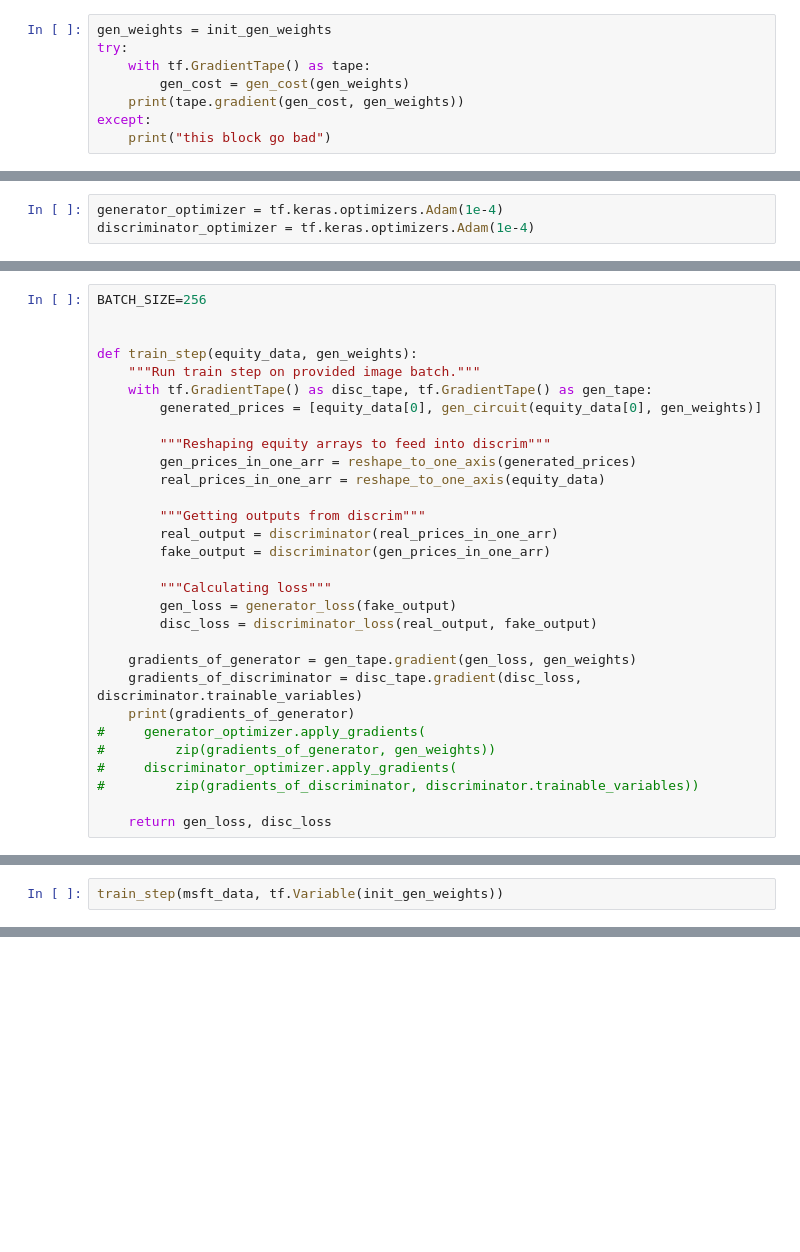
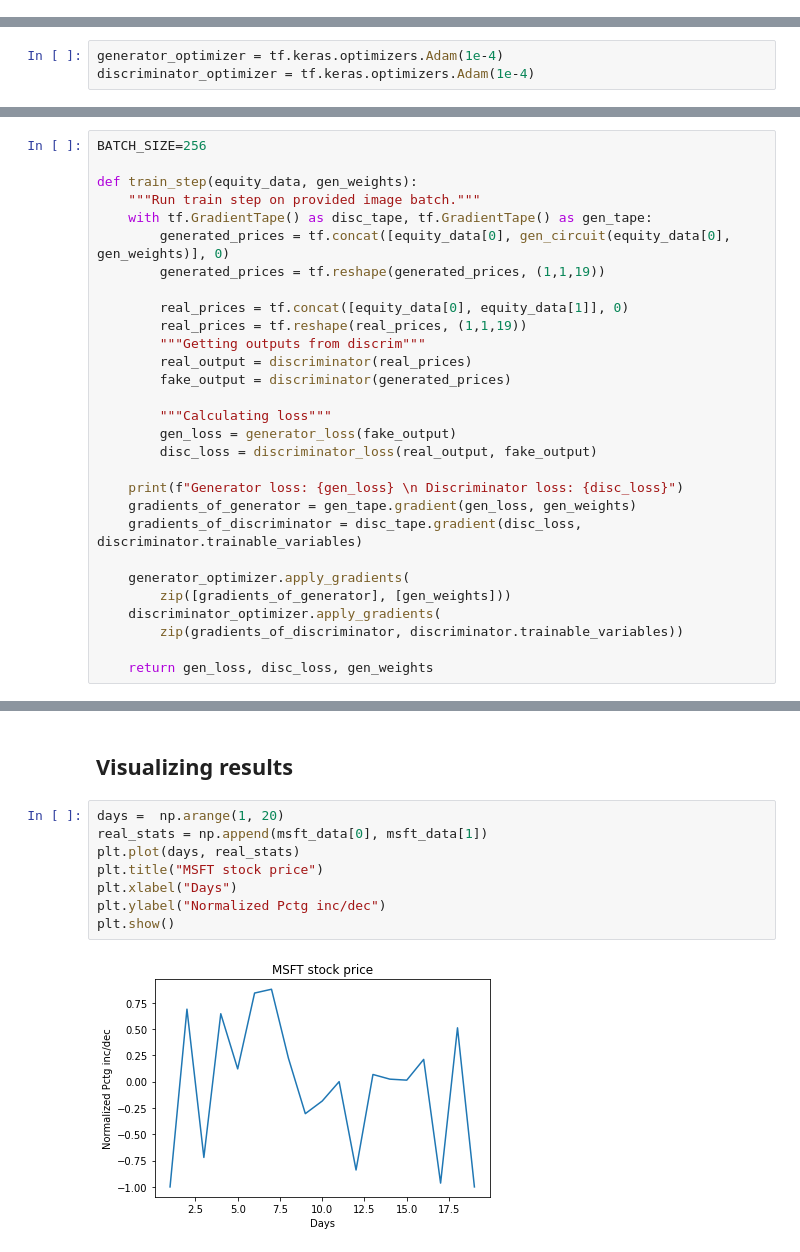
Before and after one commit to Sinestro38/qosf-qgan, a Jupyter notebook: QGAN.ipynb, the cells around one changed output, grey strips where cells are left out. Drawn from its saved outputs; the diff is of its cells as text; blank space fills up the shorter version.

Commit message:
fixed gradients

```diff
--- a/QGAN.ipynb
+++ b/QGAN.ipynb
@@ -137,8 +89,0 @@ def disc_cost():
-# %%
-gen_weights = init_gen_weights
-try:
-    with tf.GradientTape() as tape:
-        gen_cost = gen_cost(gen_weights)
-    print(tape.gradient(gen_cost, gen_weights))
-except:
-    print("this block go bad")
@@ -165,30 +114,29 @@ discriminator_optimizer = tf.keras.optimizers.Adam(1e-4)
 # %%
 BATCH_SIZE=256
-
 
 def train_step(equity_data, gen_weights):
     """Run train step on provided image batch."""
     with tf.GradientTape() as disc_tape, tf.GradientTape() as gen_tape:
-        generated_prices = [equity_data[0], gen_circuit(equity_data[0], gen_weights)]
+        generated_prices = tf.concat([equity_data[0], gen_circuit(equity_data[0], gen_weights)], 0)
+        generated_prices = tf.reshape(generated_prices, (1,1,19))
 
-        """Reshaping equity arrays to feed into discrim"""
-        gen_prices_in_one_arr = reshape_to_one_axis(generated_prices)
-        real_prices_in_one_arr = reshape_to_one_axis(equity_data)
-
+        real_prices = tf.concat([equity_data[0], equity_data[1]], 0)
+        real_prices = tf.reshape(real_prices, (1,1,19))
         """Getting outputs from discrim"""
-        real_output = discriminator(real_prices_in_one_arr)
-        fake_output = discriminator(gen_prices_in_one_arr)
+        real_output = discriminator(real_prices)
+        fake_output = discriminator(generated_prices)
 
         """Calculating loss"""
         gen_loss = generator_loss(fake_output)
         disc_loss = discriminator_loss(real_output, fake_output)
 
+    print(f"Generator loss: {gen_loss} \n Discriminator loss: {disc_loss}")
     gradients_of_generator = gen_tape.gradient(gen_loss, gen_weights)
     gradients_of_discriminator = disc_tape.gradient(disc_loss, discriminator.trainable_variables)
-    print(gradients_of_generator)
-#     generator_optimizer.apply_gradients(
-#         zip(gradients_of_generator, gen_weights))
-#     discriminator_optimizer.apply_gradients(
-#         zip(gradients_of_discriminator, discriminator.trainable_variables))
 
-    return gen_loss, disc_loss
+    generator_optimizer.apply_gradients(
+        zip([gradients_of_generator], [gen_weights]))
+    discriminator_optimizer.apply_gradients(
+        zip(gradients_of_discriminator, discriminator.trainable_variables))
+
+    return gen_loss, disc_loss, gen_weights
@@ -273,2 +160,0 @@ def train_step(equity_data, gen_weights):
-# %%
-train_step(msft_data, tf.Variable(init_gen_weights))
@@ -278,0 +229,12 @@ None
+# %% [markdown]
+## Visualizing results
+# %%
+days =  np.arange(1, 20)
+real_stats = np.append(msft_data[0], msft_data[1])
+plt.plot(days, real_stats)
+plt.title("MSFT stock price")
+plt.xlabel("Days")
+plt.ylabel("Normalized Pctg inc/dec")
+plt.show()
+# %% [output]
+[figure, added]
```
Also changed, not shown: parts of 46 cells of this notebook.
